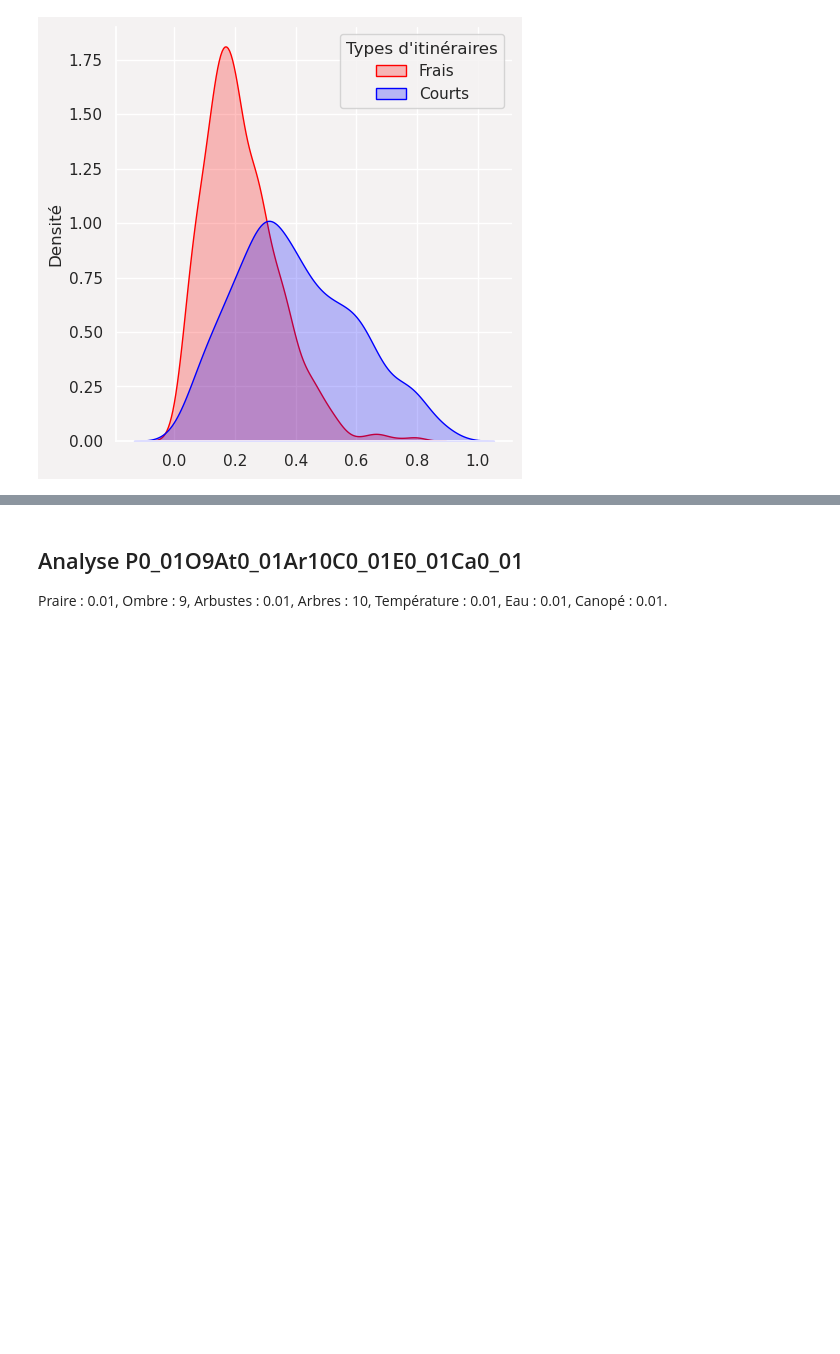
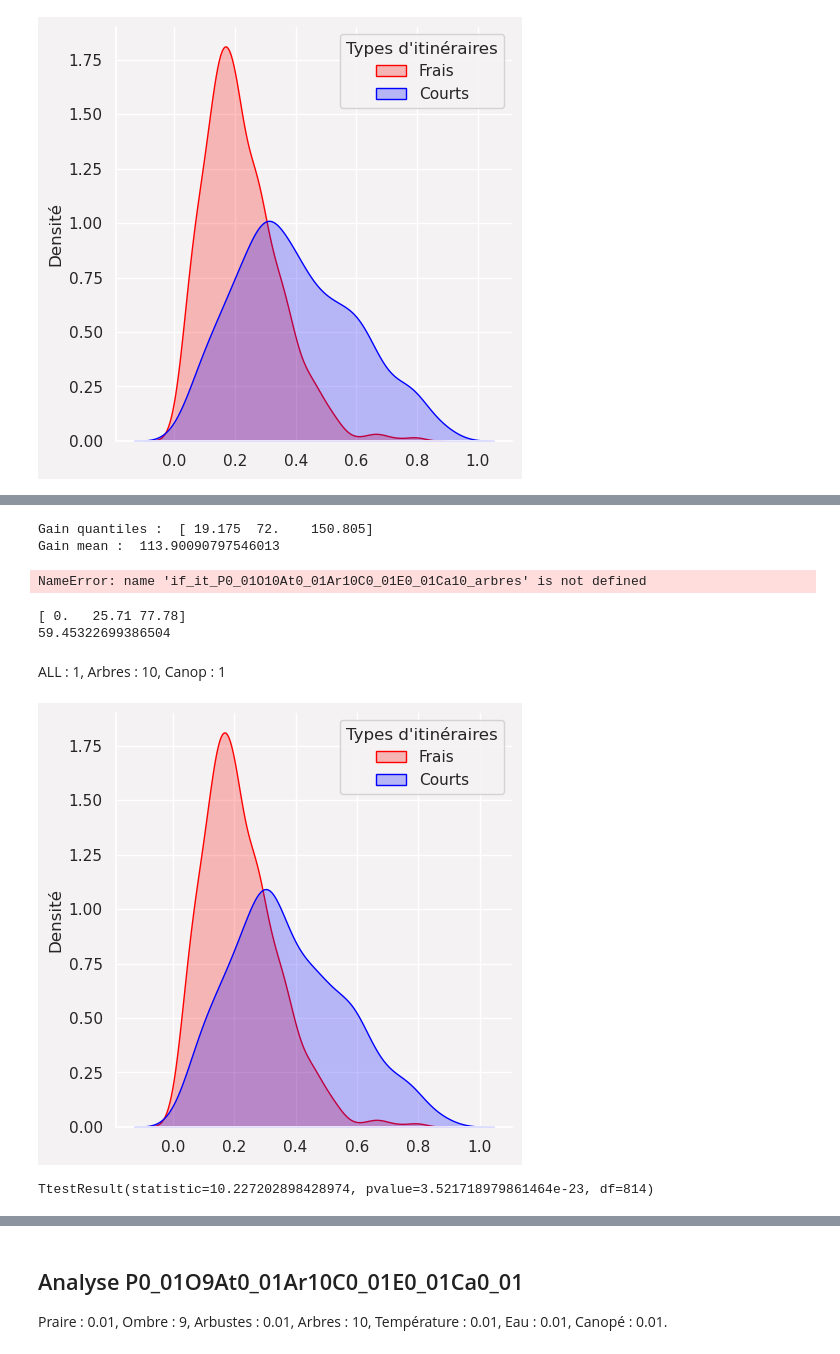
Before and after one commit to datagora-erasme/itineraire_fraicheur, a Jupyter notebook: backend/score_calculation_it/score_analyse_pipeline.ipynb, the cells around one changed output, grey strips where cells are left out. Saved outputs shown, nothing was run; the diff lists cells and outputs as text; code cells hidden in the pictures; blank space fills up the shorter version.

```diff
--- a/backend/score_calculation_it/score_analyse_pipeline.ipynb
+++ b/backend/score_calculation_it/score_analyse_pipeline.ipynb
@@ -1089,0 +1235,25 @@ sns_plot(data_set_prop_csv_P0_01O0_01At0_01Ar10C0_01E0_01Ca0_01, "mean_arbres_pr
+# %%
+gains_prop_arbres_init = compare_gain(arbres_if, arbres_len)
+# print(np.quantile(gains_prop_arbres_init, q=[0.25,0.5,0.75]))
+# print(np.mean(gains_prop_arbres_init))
+# %% [output]
+Gain quantiles :  [ 19.175  72.    150.805]
+Gain mean :  113.90090797546013
+# %%
+gains_prop_arbres = compare_gain(if_it_P0_01O10At0_01Ar10C0_01E0_01Ca10_arbres, len_it_P0_01O10At0_01Ar10C0_01E0_01Ca10["mean_arbres_prop"])
+# %% [output]
+NameError: name 'if_it_P0_01O10At0_01Ar10C0_01E0_01Ca10_arbres' is not defined
+# %%
+print(np.quantile(gains_prop_arbres, q=[0.25,0.5,0.75]))
+print(np.mean(gains_prop_arbres))
+# %% [output]
+[ 0.   25.71 77.78]
+59.45322699386504
+# %% [markdown]
+ALL : 1, Arbres : 10, Canop : 1
+# %%
+data_set_prop_csv_P0_01O0_01At0_01Ar10C0_01E0_01Ca1 = pd.read_csv("./output_data/analyse/P0_01O0_01At0_01Ar10C0_01E0_01Ca1/13h/mean_value_by_itP0_01O0_01At0_01Ar10C0_01E0_01Ca1.csv")
+# %%
+sns_plot(data_set_prop_csv_P0_01O0_01At0_01Ar10C0_01E0_01Ca1, "mean_arbres_prop")
+# %% [output]
+[figure, added]
@@ -1089,0 +1262,5 @@ sns_plot(data_set_prop_csv_P0_01O0_01At0_01Ar10C0_01E0_01Ca0_01, "mean_arbres_pr
+# %%
+if_it_P0_01O0_01At0_01Ar10C0_01E0_01Ca1_arbres = if_it_P0_01O0_01At0_01Ar10C0_01E0_01Ca1["mean_arbres_prop"]
+test_students(arbres_if, if_it_P0_01O0_01At0_01Ar10C0_01E0_01Ca1_arbres)
+# %% [output]
+TtestResult(statistic=10.227202898428974, pvalue=3.521718979861464e-23, df=814)
```
Also changed, not shown: parts of 121 cells of this notebook, 5 other files.
